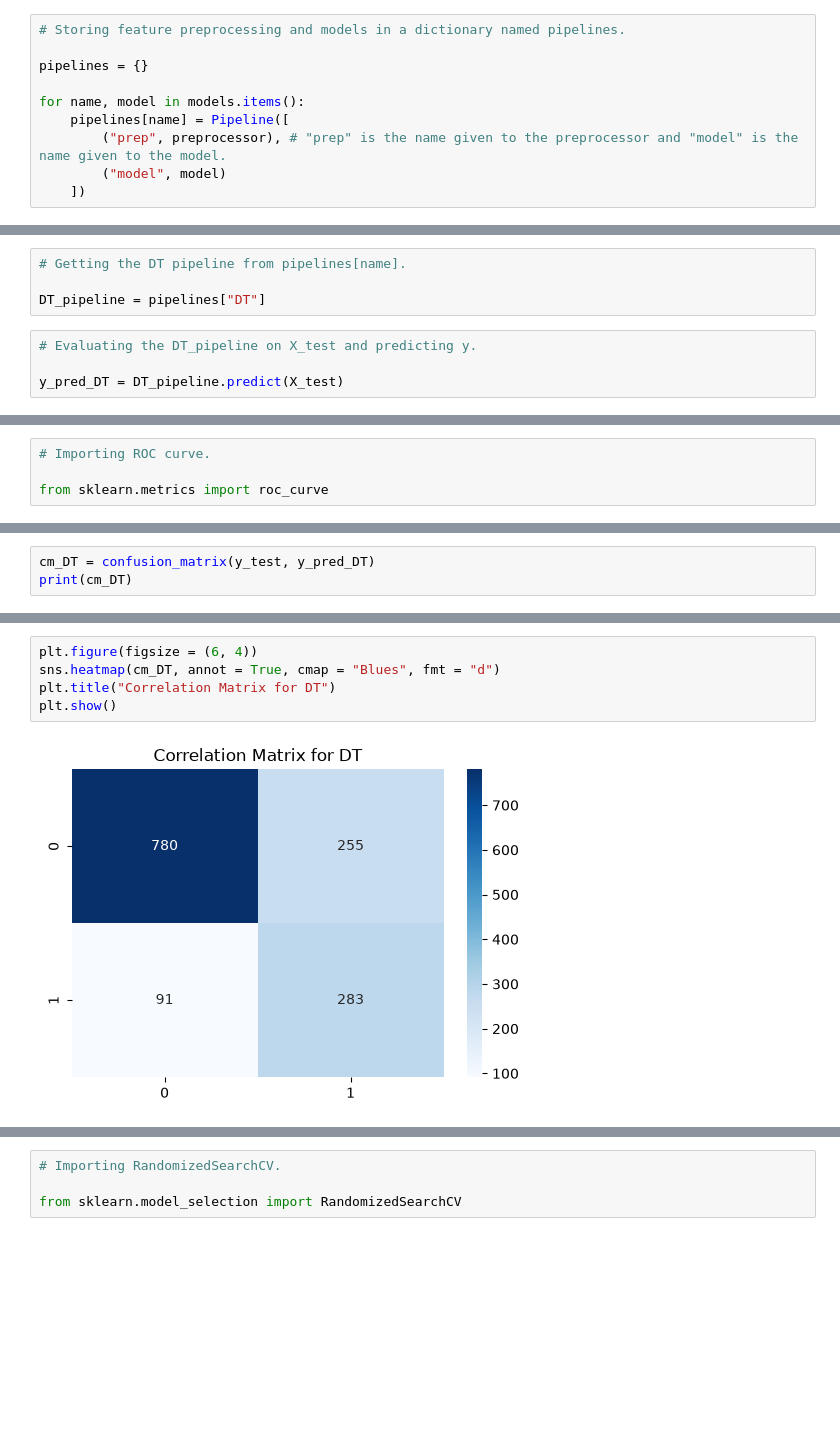
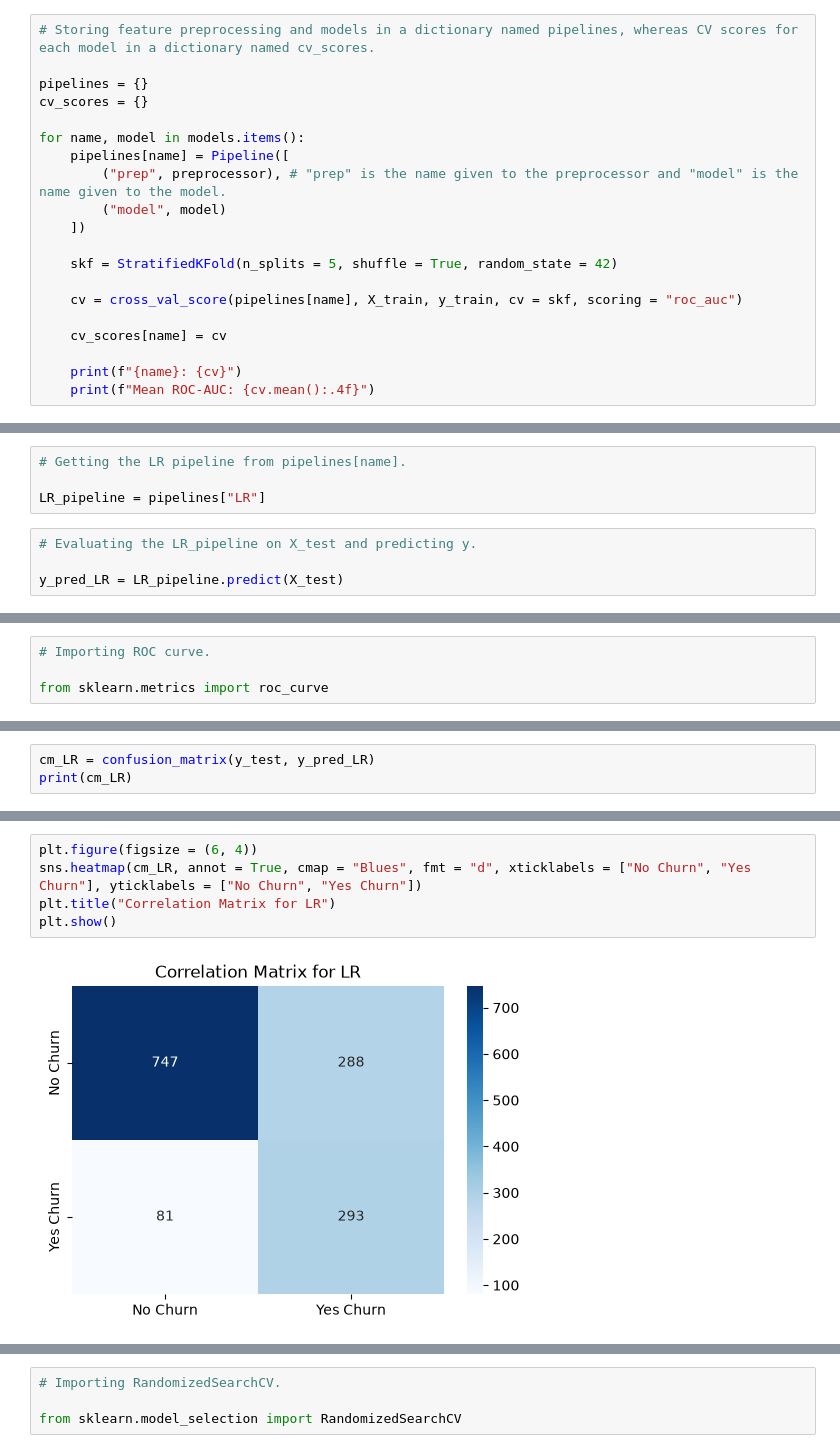
Before and after one commit to anikettiwari670/ChurnSense, a Jupyter notebook: notebooks/Churn Prediction.ipynb, the cells around one changed output, grey strips where cells are left out. Cells and saved outputs as stored; diff of their text form; blank space fills up the shorter version.

```diff
--- a/notebooks/Churn Prediction.ipynb
+++ b/notebooks/Churn Prediction.ipynb
@@ -358,10 +369,20 @@ from sklearn.pipeline import Pipeline
 # %%
-# Storing feature preprocessing and models in a dictionary named pipelines.
+# Storing feature preprocessing and models in a dictionary named pipelines, whereas CV scores for each model in a dictionary named cv_scores.
 
 pipelines = {}
+cv_scores = {}
 
 for name, model in models.items():
     pipelines[name] = Pipeline([
         ("prep", preprocessor), # "prep" is the name given to the preprocessor and "model" is the name given to the model.
         ("model", model)
     ])
+
+    skf = StratifiedKFold(n_splits = 5, shuffle = True, random_state = 42)
+
+    cv = cross_val_score(pipelines[name], X_train, y_train, cv = skf, scoring = "roc_auc")
+
+    cv_scores[name] = cv
+
+    print(f"{name}: {cv}")
+    print(f"Mean ROC-AUC: {cv.mean():.4f}")
@@ -433,9 +456,9 @@ print(results_df)
 # %%
-# Getting the DT pipeline from pipelines[name].
+# Getting the LR pipeline from pipelines[name].
 
-DT_pipeline = pipelines["DT"]
+LR_pipeline = pipelines["LR"]
 # %%
-# Evaluating the DT_pipeline on X_test and predicting y.
+# Evaluating the LR_pipeline on X_test and predicting y.
 
-y_pred_DT = DT_pipeline.predict(X_test)
+y_pred_LR = LR_pipeline.predict(X_test)
 # %%
@@ -493,4 +516,4 @@ plt.show()
 # %%
-cm_DT = confusion_matrix(y_test, y_pred_DT)
-print(cm_DT)
+cm_LR = confusion_matrix(y_test, y_pred_LR)
+print(cm_LR)
 # %% [output]
@@ -501,9 +526,9 @@ import matplotlib.pyplot as plt
 import seaborn as sns
 # %%
 plt.figure(figsize = (6, 4))
-sns.heatmap(cm_DT, annot = True, cmap = "Blues", fmt = "d")
-plt.title("Correlation Matrix for DT")
+sns.heatmap(cm_LR, annot = True, cmap = "Blues", fmt = "d", xticklabels = ["No Churn", "Yes Churn"], yticklabels = ["No Churn", "Yes Churn"])
+plt.title("Correlation Matrix for LR")
 plt.show()
 # %% [output]
-[figure, old version]
+[figure, new version]
 # %%
```
Also changed, not shown: parts of 41 cells of this notebook, 10 other files.
